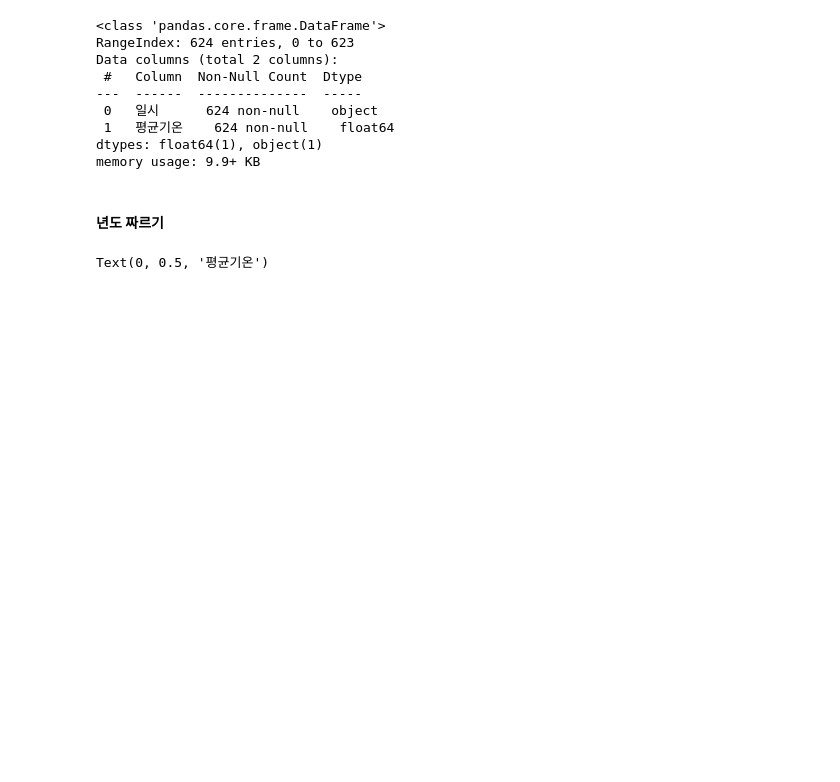
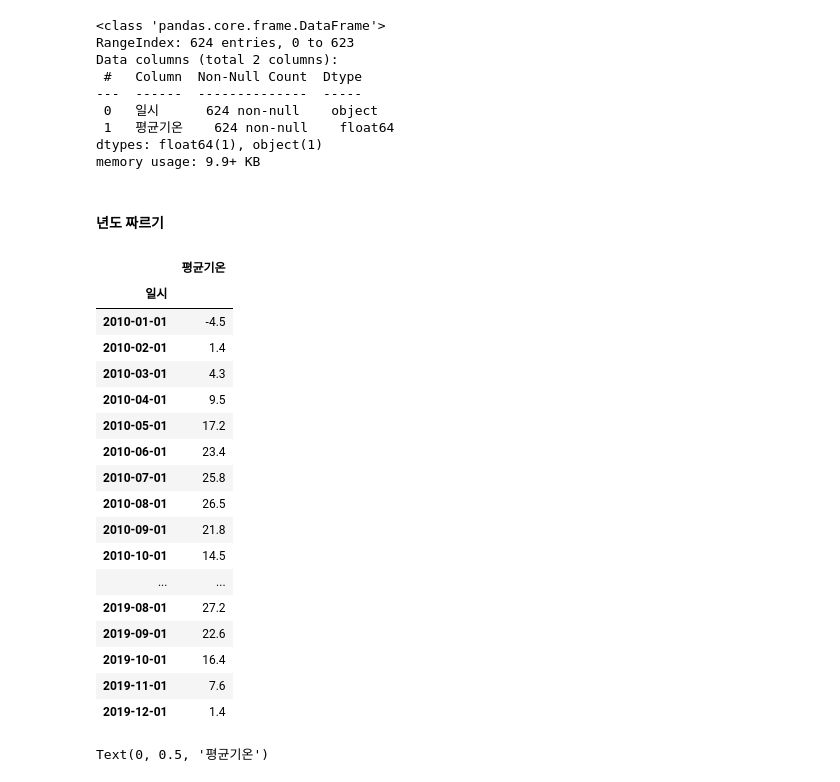
Before and after one commit to areum-choe/Machine_Learning, a Jupyter notebook: Time_Series_Analysis/airpollution/월별평균기온_시계열분석_발표.ipynb, the cells around one changed output. Cells and saved outputs as stored; diff of their text form; code cells hidden in the pictures; blank space fills up the shorter version.

```diff
--- a/Time_Series_Analysis/airpollution/월별평균기온_시계열분석_발표.ipynb
+++ b/Time_Series_Analysis/airpollution/월별평균기온_시계열분석_발표.ipynb
@@ -45,6 +45,27 @@ air['일시']=air['일시'].astype('str')
 air['일시']=pd.to_datetime(air['일시'])
 air.index=air['일시']
 air.set_index('일시',inplace=True)
+# %%
+air
+# %% [output]
+|  | 평균기온 |
+| 일시 |  |
+| 2010-01-01 | -4.5 |
+| 2010-02-01 | 1.4 |
+| 2010-03-01 | 4.3 |
+| 2010-04-01 | 9.5 |
+| 2010-05-01 | 17.2 |
+| 2010-06-01 | 23.4 |
+| 2010-07-01 | 25.8 |
+| 2010-08-01 | 26.5 |
+| 2010-09-01 | 21.8 |
+| 2010-10-01 | 14.5 |
+| ... | ... |
+| 2019-08-01 | 27.2 |
+| 2019-09-01 | 22.6 |
+| 2019-10-01 | 16.4 |
+| 2019-11-01 | 7.6 |
+| 2019-12-01 | 1.4 |
 # %%
 air.plot()
 plt.xlabel('일시')
```
Also changed, not shown: parts of 6 cells of this notebook.
